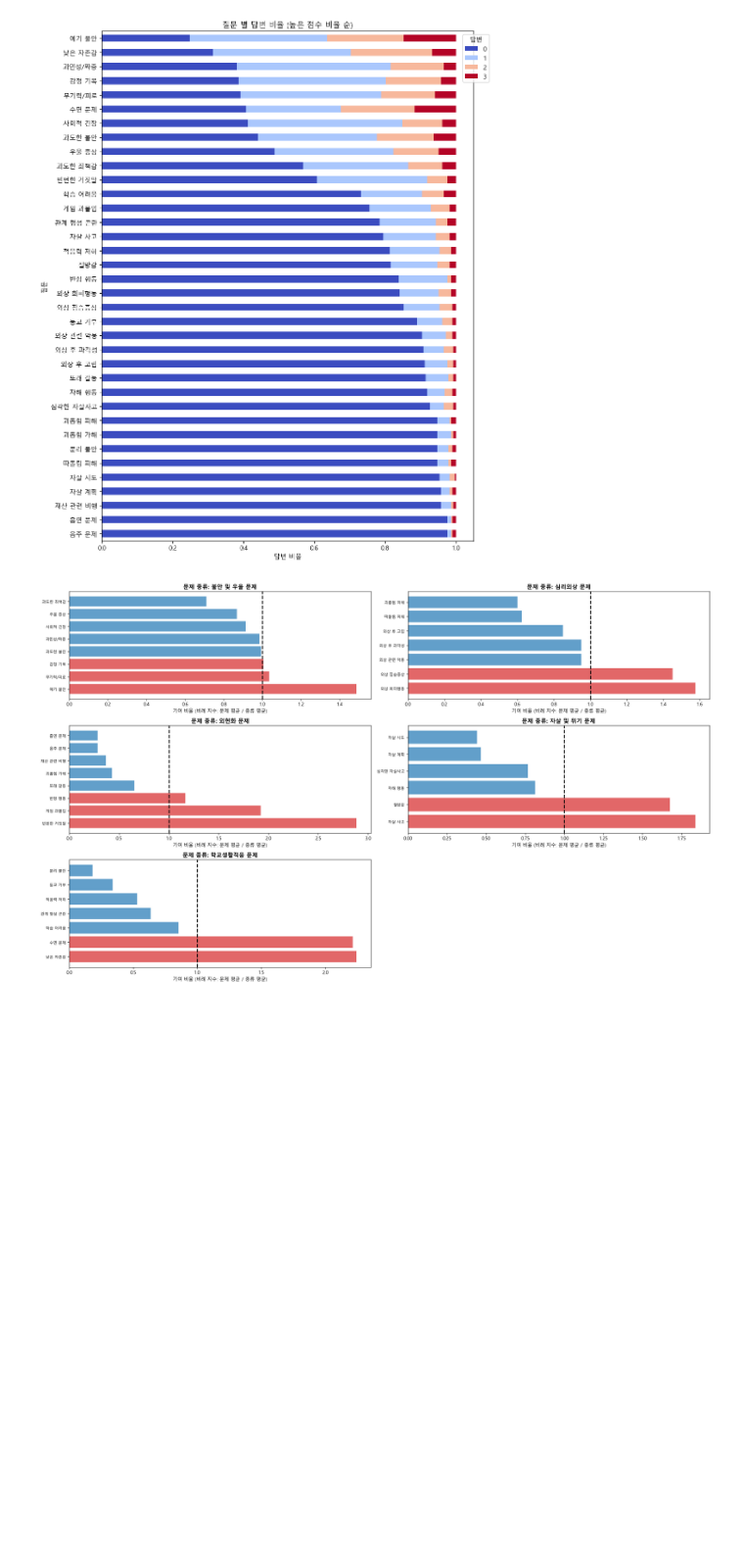
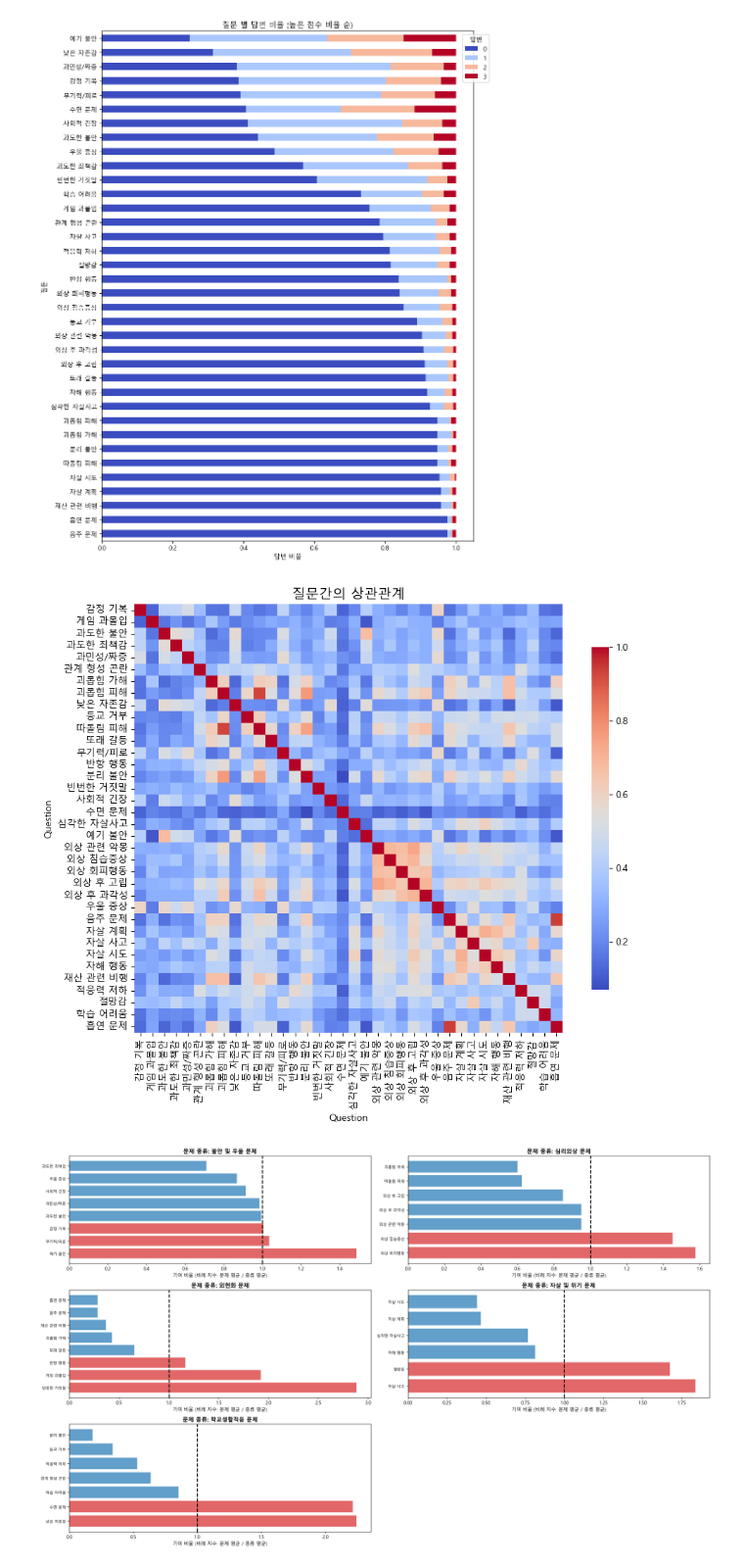
Before and after one commit to hslee2008/pangyomga, a Jupyter notebook: data_2/question.ipynb, the cells around one changed output. Shown: that part at 98% size. Drawn from its saved outputs; the diff is of its cells as text; code cells hidden in the pictures; blank space fills up the shorter version.

```diff
--- a/data_2/question.ipynb
+++ b/data_2/question.ipynb
@@ -155,6 +160,23 @@ plt.tight_layout()
 plt.show()
 # %% [output]
 [figure]
+# %%
+import seaborn as sns
+import matplotlib.pyplot as plt
+
+# Compute correlation between question responses
+corr = pivot_df.corr()
+
+# Create heatmap
+plt.figure(figsize=(10, 8))
+sns.heatmap(corr, annot=False, fmt=".2f", cmap="coolwarm",
+            square=True, cbar_kws={'shrink': 0.8})
+
+plt.title("질문간의 상관관계", fontsize=14)
+plt.tight_layout()
+plt.show()
+# %% [output]
+[figure, added]
 # %%
 import pandas as pd
 import numpy as np
```
Also changed, not shown: parts of 5 cells of this notebook, 3 other files.
